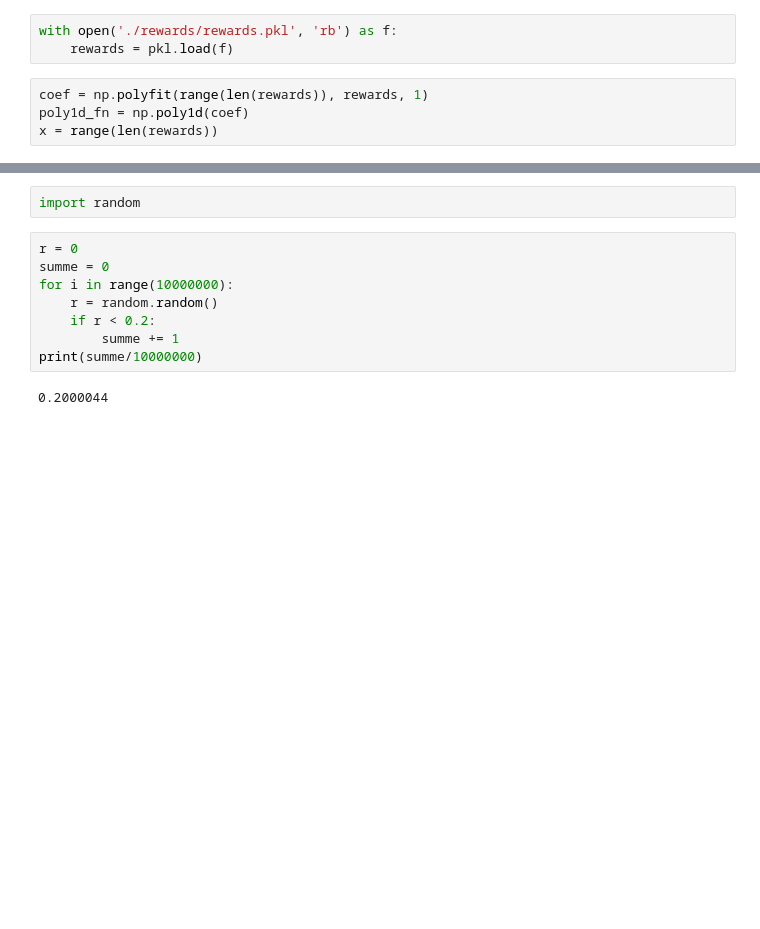
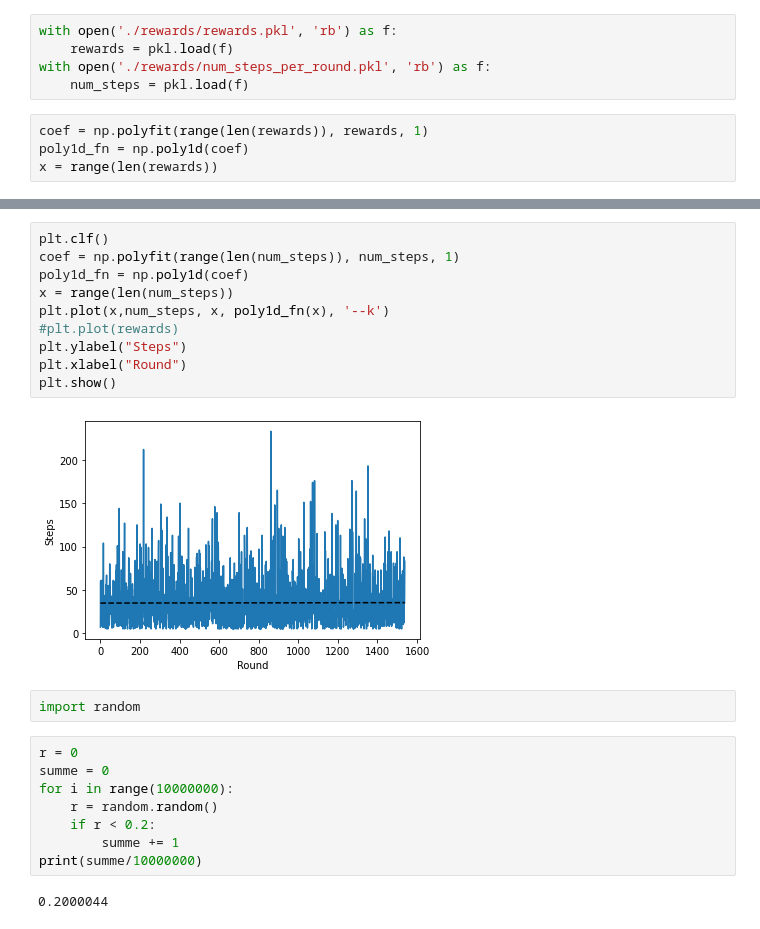
Before and after one commit to theGindar/bomberman, a Jupyter notebook: agent_code/my_agent_ADRQN/reward_plot.ipynb, the cells around one changed output, grey strips where cells are left out. Drawn from its saved outputs; the diff is of its cells as text; blank space fills up the shorter version.

```diff
--- a/agent_code/my_agent_ADRQN/reward_plot.ipynb
+++ b/agent_code/my_agent_ADRQN/reward_plot.ipynb
@@ -5,6 +5,8 @@ import numpy as np
 # %%
 with open('./rewards/rewards.pkl', 'rb') as f:
     rewards = pkl.load(f)
+with open('./rewards/num_steps_per_round.pkl', 'rb') as f:
+    num_steps = pkl.load(f)
 # %%
 coef = np.polyfit(range(len(rewards)), rewards, 1)
 poly1d_fn = np.poly1d(coef)
@@ -20,3 +22,15 @@ plt.show()
+# %%
+plt.clf()
+coef = np.polyfit(range(len(num_steps)), num_steps, 1)
+poly1d_fn = np.poly1d(coef)
+x = range(len(num_steps))
+plt.plot(x,num_steps, x, poly1d_fn(x), '--k')
+#plt.plot(rewards)
+plt.ylabel("Steps")
+plt.xlabel("Round")
+plt.show()
+# %% [output]
+[figure, added]
 # %%
 import random
 # %%
```
Also changed, not shown: parts of 1 cell of this notebook, 3 other files.
